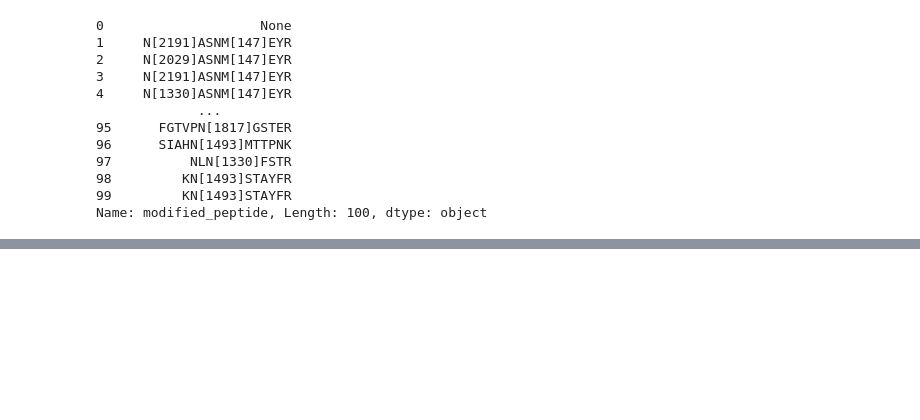
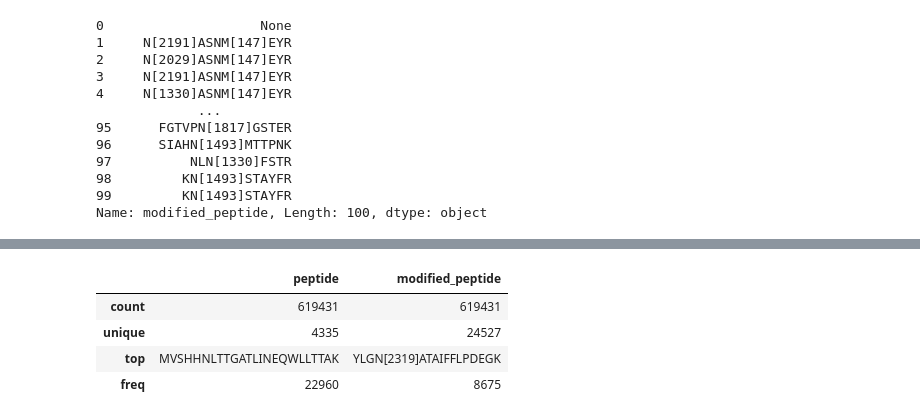
Before and after one commit to hjisaac/glycopeptide-data-lens, a Jupyter notebook: scripts/dataset_split.ipynb, the cells around one changed output, grey strips where cells are left out. Drawn from its saved outputs; the diff is of its cells as text; code cells hidden in the pictures; blank space fills up the shorter version.

Commit message:
Push reporting files

```diff
--- a/scripts/dataset_split.ipynb
+++ b/scripts/dataset_split.ipynb
@@ -320,0 +365,13 @@ result[["peptide", "modified_peptide"]].to_csv(
+# %%
+train_peptide_and_modified_df = pd.read_csv(
+    BASE_REPORTS_CSV_DIR
+    / f"version{split_version}_train_split_peptide_and_modified_peptides.csv",
+)
+
+train_peptide_and_modified_df.describe()
+# %% [output]
+|  | peptide | modified_peptide |
+| count | 619431 | 619431 |
+| unique | 4335 | 24527 |
+| top | MVSHHNLTTGATLINEQWLLTTAK | YLGN[2319]ATAIFFLPDEGK |
+| freq | 22960 | 8675 |
```
Also changed, not shown: parts of 20 cells of this notebook, 7 other files.
